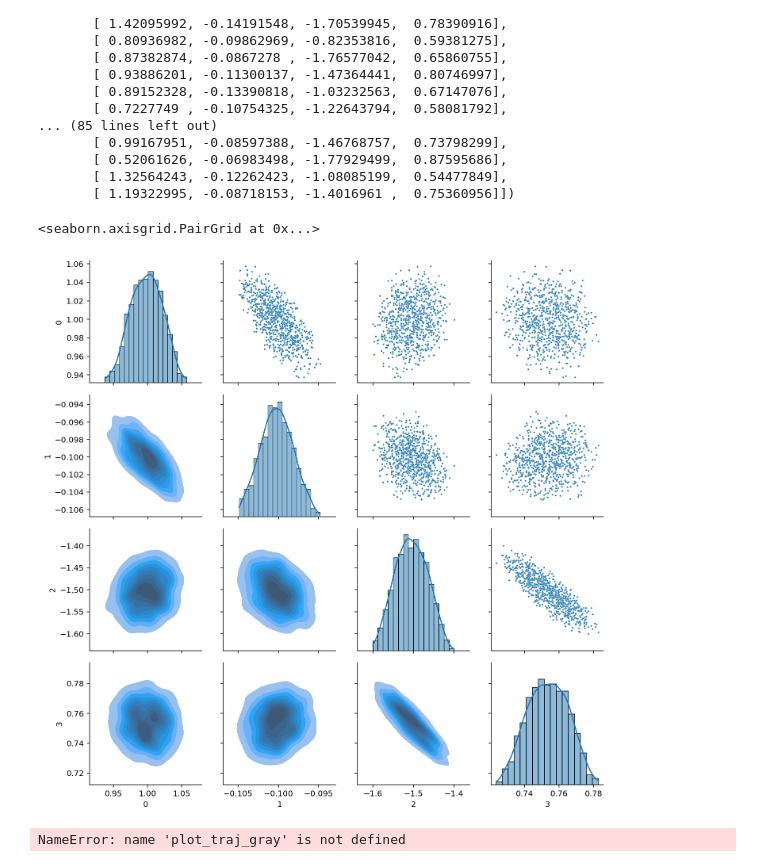
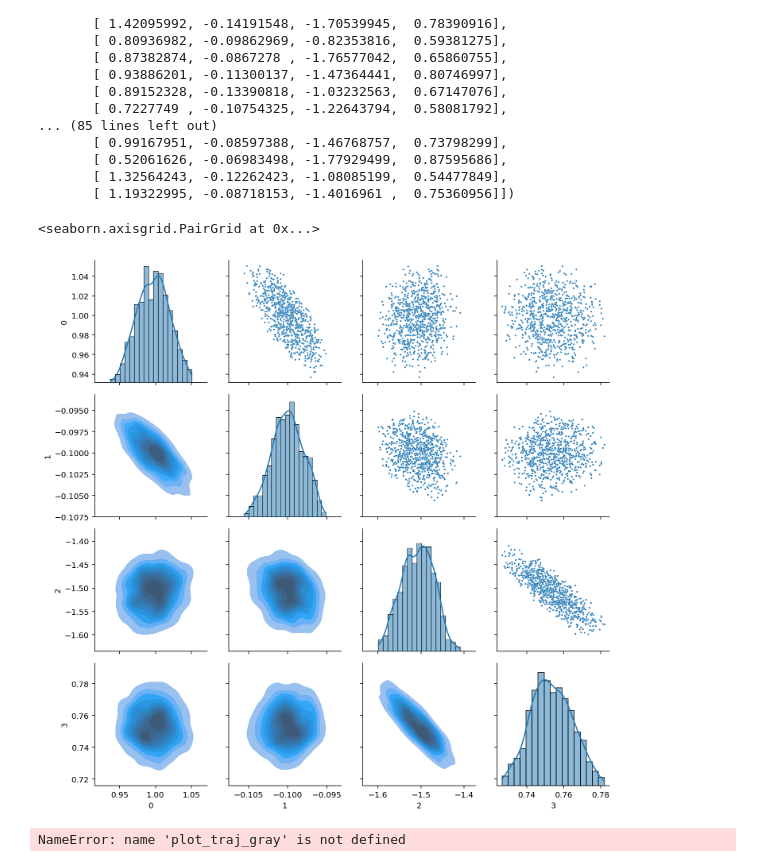
Before and after one commit to SirPopiel/Bayesian-ODEs, a Jupyter notebook: BDP_2/Playground_LV_noisy/LV_abc.ipynb, the cells around one changed output. Drawn from its saved outputs; the diff is of its cells as text; code cells hidden in the pictures.

```diff
--- a/BDP_2/Playground_LV_noisy/LV_abc.ipynb
+++ b/BDP_2/Playground_LV_noisy/LV_abc.ipynb
@@ -693,0 +839,17 @@ Acceptance rate:  0.03288
+# %%
+import scipy.stats as sps
+
+eps = 0.05
+niters = 1000
+std_dev_start = [0.05, 0.05, 0.05, 0.05]
+
+print("Borders estimation start...")
+borders = border_estimates_e_abc(eps, 50*niters)
+print("Borders estimation completed, starting preprocessing...")
+start, start_weights = preprocessing_e_abc(eps, 50*niters, borders)
+print("Preprocessing completed, starting ABC-SMC")
+parameters, weights = sample_abc_smc(eps, 5*niters, std_dev_start, start, start_weights)
+parameters, weights = sample_abc_smc(0.007, 5*niters, std_dev_start, parameters, weights)
+parameters, weights = sample_abc_smc(0.0035, 5*niters, np.std(parameters, axis=0), parameters, weights)
+parameters, weights = sample_abc_smc(0.003, 5*niters, np.std(parameters, axis=0), parameters, weights)
+parameters, weights = sample_abc_smc(0.0025, 25*niters, np.std(parameters, axis=0), parameters, weights)
@@ -842,14 +1020,14 @@ array([[ 1.09550368, -0.12294231, -1.36026727,  0.87030879],
 # %%
 import seaborn as sns
 import pandas as pd
 
-g = sns.PairGrid(pd.DataFrame(np.unique(new_new_parameters, axis = 0)))
+g = sns.PairGrid(pd.DataFrame(np.unique(parameters, axis = 0)))
 g.map_upper(sns.scatterplot, s = 5)
 g.map_lower(sns.kdeplot, fill=True)
 g.map_diag(sns.histplot, kde=True)
 # %% [output]
 <seaborn.axisgrid.PairGrid at 0x...>
-[figure, old version]
+[figure, new version]
 # %%
 t_grid = np.linspace(0, 25, data_size) # uniformly spaced data? -> even though advantage is learning with not uniformly spaced data
 z0 = [5., 5.] # initial conditions
```
Also changed, not shown: parts of 11 cells of this notebook, 1 other file.
